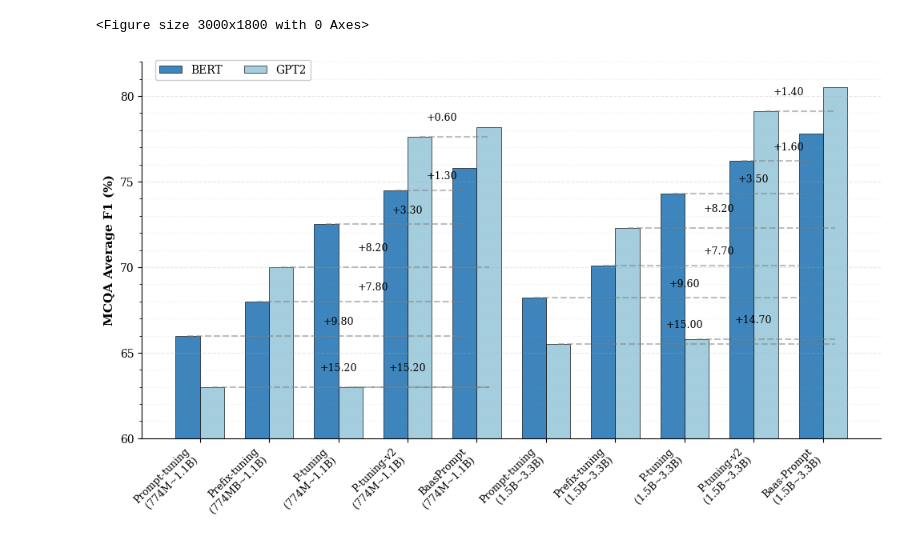
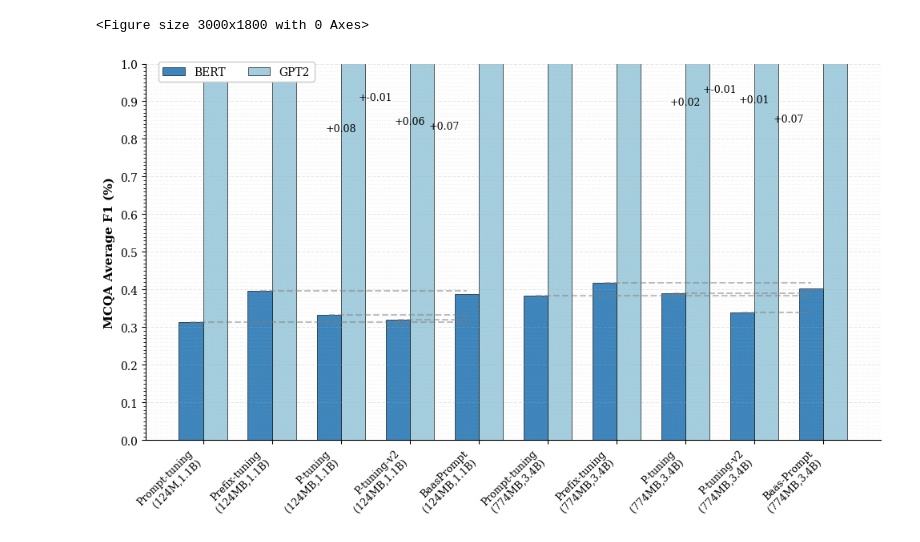
Before and after one commit to NJUxlj/reinforced-global-chain-prompt, a Jupyter notebook: performance_across_architectures.ipynb, the cells around one changed output. Saved outputs shown, nothing was run; the diff lists cells and outputs as text; code cells hidden in the pictures.

```diff
--- a/performance_across_architectures.ipynb
+++ b/performance_across_architectures.ipynb
@@ -15,23 +15,23 @@ plt.rcParams['mathtext.fontset'] = 'dejavuserif'
 # 数据准备
 labels = [
 
-    'Prompt-tuning\n(774M~1.1B)',
-    'Prefix-tuning\n(774MB~1.1B)',
-    'P-tuning\n(774M~1.1B)',
-    'P-tuning-v2\n(774M~1.1B)',
-    'BaasPrompt\n(774M~1.1B)',
+    'Prompt-tuning\n(124M,1.1B)',
+    'Prefix-tuning\n(124MB,1.1B)',
+    'P-tuning\n(124MB,1.1B)',
+    'P-tuning-v2\n(124MB,1.1B)',
+    'BaasPrompt\n(124MB,1.1B)',
 
 
-    'Prompt-tuning\n(1.5B~3.3B)',
-    'Prefix-tuning\n(1.5B~3.3B)',
-    'P-tuning\n(1.5B~3.3B)',
-    'P-tuning-v2\n(1.5B~3.3B)',
-    'Baas-Prompt\n(1.5B~3.3B)',
+    'Prompt-tuning\n(774MB,3.4B)',
+    'Prefix-tuning\n(774MB,3.4B)',
+    'P-tuning\n(774MB,3.4B)',
+    'P-tuning-v2\n(774MB,3.4B)',
+    'Baas-Prompt\n(774MB,3.4B)',
 ]
 
 # 补充完整的数据
 # 前5个是1B， 后5个是3B
-bert_scores = [66, 68, 72.5, 74.5, 75.8, 68.2, 70.1, 74.3, 76.2, 77.8]
+bert_scores = [0.313,0.397,0.332,0.320,0.388, 0.384, 0.418,0.390,0.339,0.404]
 gpt2_scores = [63, 70, 63, 77.6, 78.2, 65.5, 72.3, 65.8, 79.1, 80.5]
 
 # 设置图形大小和DPI
@@ -60,9 +60,9 @@ ax.legend(frameon=True, loc='upper left', bbox_to_anchor=(0.01, 1.02),
          ncol=2, fontsize=10, framealpha=1)
 
 # 设置y轴范围和刻度
-ax.set_ylim(60, 82)
-ax.yaxis.set_major_locator(MultipleLocator(5))
-ax.yaxis.set_minor_locator(MultipleLocator(1))
+ax.set_ylim(0, 1)
+ax.yaxis.set_major_locator(MultipleLocator(0.1))
+ax.yaxis.set_minor_locator(MultipleLocator(0.01))
 
 # 设置网格
 ax.grid(axis='y', linestyle='--', alpha=0.3, which='major', zorder=0)
@@ -126,31 +126,31 @@ def add_improvement_annotations(improvements, scores, width_offset, y_offset=0.5
         # 绘制水平虚线，从其他方法连接到BaasPrompt
         ax.hlines(y=scores[start],
                  xmin=start+width_offset,
                  xmax=end+width_offset,
                  colors='gray', linestyles='--', alpha=0.5)
 
         # 添加文本标注
         ax.annotate(text,
                    xy=((start+end)/2, scores[start]+y_offset),
                    xytext=((start+end)/2, scores[start]+y_offset),
                    ha='center', va='bottom', fontsize=9)
 
 # 为BERT和Qwen2分别添加标注，使用不同的width_offset和y_offset避免重叠
 add_improvement_annotations(improvements_small_bert, bert_scores, -width/2, y_offset=0.5)
 add_improvement_annotations(improvements_large_bert, bert_scores, -width/2, y_offset=0.5)
 add_improvement_annotations(improvements_small_gpt2, gpt2_scores, width/2, y_offset=0.8)
 add_improvement_annotations(improvements_large_gpt2, gpt2_scores, width/2, y_offset=0.8)
 # -----------------------------------------------------------
 
 # 调整布局
 plt.tight_layout()
 
 # 保存图片（建议同时保存PDF格式用于论文提交）
 plt.savefig('comparison_plot.png', dpi=300, bbox_inches='tight')
 plt.savefig('comparison_plot.pdf', bbox_inches='tight')
 
 # 显示图形
 plt.show()
 # %% [output]
 <Figure size 3000x1800 with 0 Axes>
-[figure, old version]
+[figure, new version]
```
Also changed, not shown: 10 other files.
